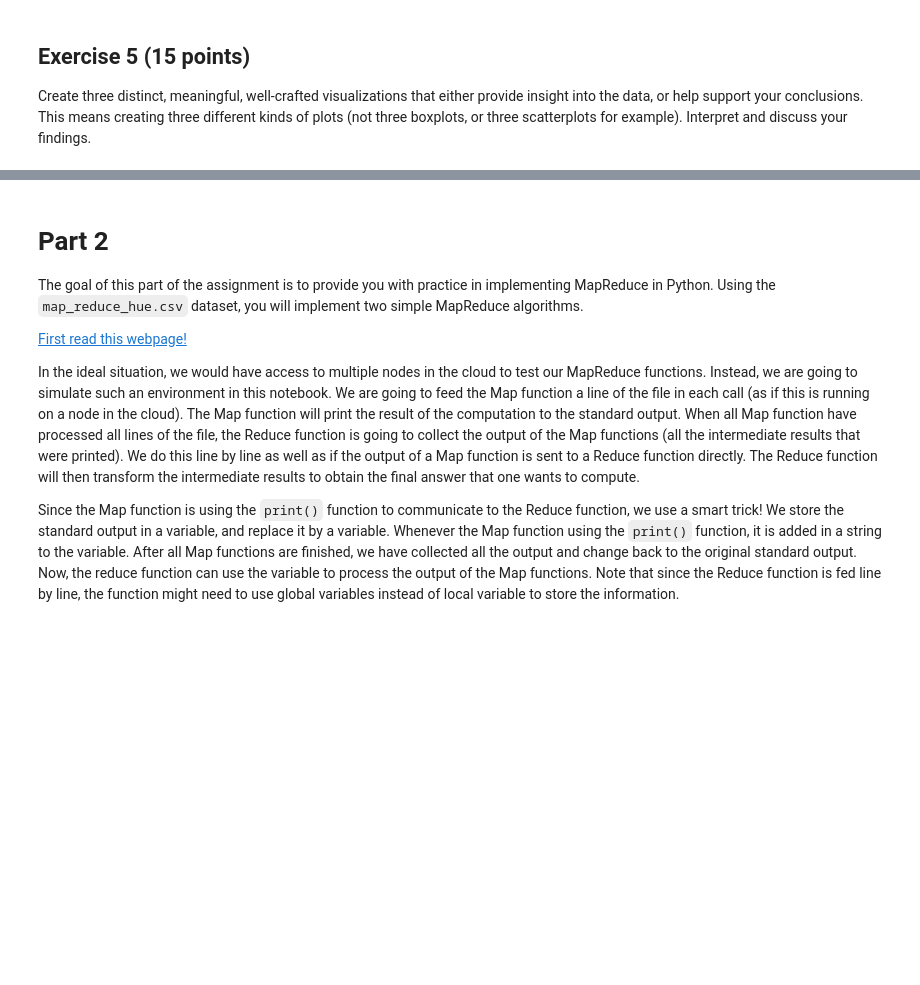
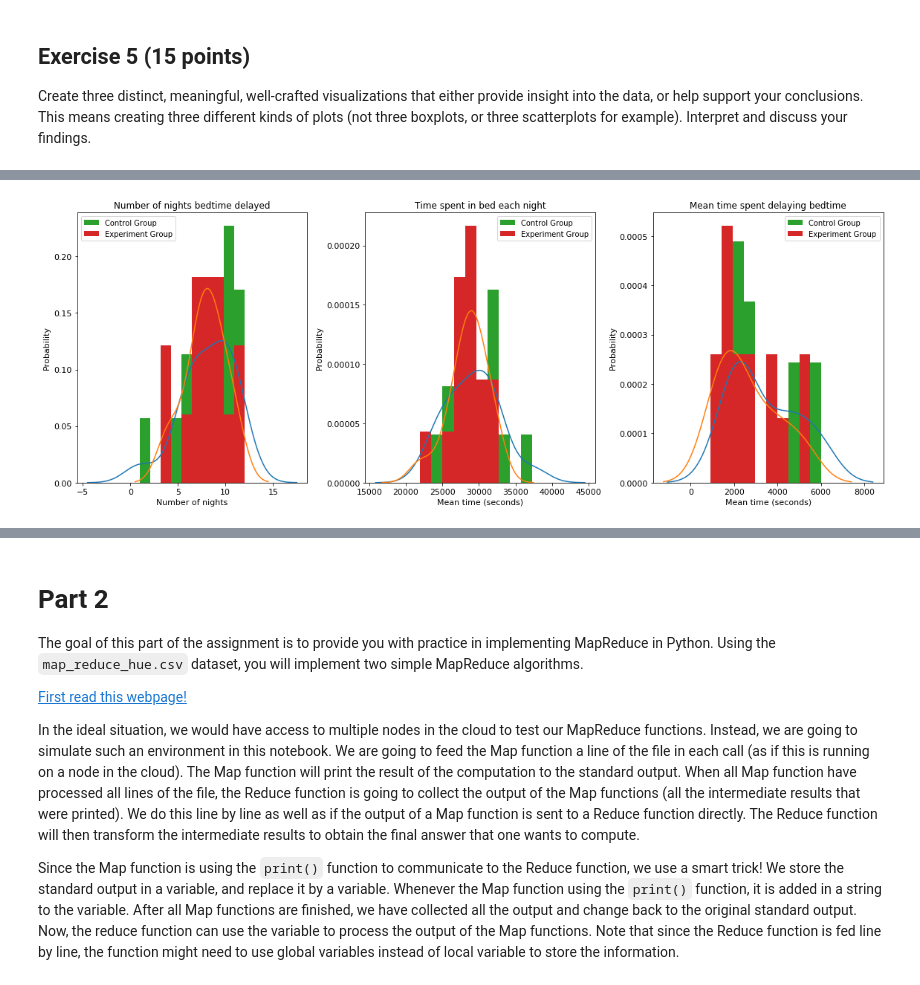
Before and after one commit to MTKat/Project_Big_Data, a Jupyter notebook: assignment03/assignment03/assignment03.ipynb, the cells around one changed output, grey strips where cells are left out. Drawn from its saved outputs; the diff is of its cells as text; code cells hidden in the pictures; blank space fills up the shorter version.

```diff
--- a/assignment03/assignment03/assignment03.ipynb
+++ b/assignment03/assignment03/assignment03.ipynb
@@ -475,0 +463,33 @@ ylab = ax2.set_ylabel('Mean time (seconds)')
+# %%
+# Plot 3
+# YOUR CODE HERE
+fig, (ax0, ax1, ax2) = plt.subplots(1,3, figsize = [16, 6])
+fig.tight_layout()
+fig.set_tight_layout(True)
+
+#Delay Nights
+dnDf = pd.concat([dn_0, dn_1], axis = 1)
+
+dnDf.plot.kde(ax=ax0, legend=False, title= "Number of nights bedtime delayed", fontsize = 11)
+dnDf.plot.hist(density=True, ax=ax0)
+ylab = ax0.set_ylabel('Probability', fontsize = 11)
+xlab = ax0.set_xlabel('Number of nights', fontsize = 11)
+
+# Sleep Time
+stDf = pd.concat([st_0, st_1], axis = 1)
+
+stDf.plot.kde(ax=ax1, legend=False, title='Time spent in bed each night', fontsize = 11)
+stDf.plot.hist(density=True, ax=ax1)
+ylab = ax1.set_ylabel('Probability', fontsize = 11)
+xlab = ax1.set_xlabel('Mean time (seconds)', fontsize = 11)
+
+# Delay Time
+dtDf = pd.concat([dt_0, dt_1], axis = 1)
+
+dtDf.plot.kde(ax=ax2, legend=False, title='Mean time spent delaying bedtime', fontsize = 11)
+dtDf.plot.hist(density=True, ax=ax2)
+ylab = ax2.set_ylabel('Probability', fontsize = 11)
+xlab = ax2.set_xlabel('Mean time (seconds)', fontsize = 11)
+# YOUR CODE ENDS HERE
+# %% [output]
+[figure, added]
```
Also changed, not shown: parts of 8 cells of this notebook.
